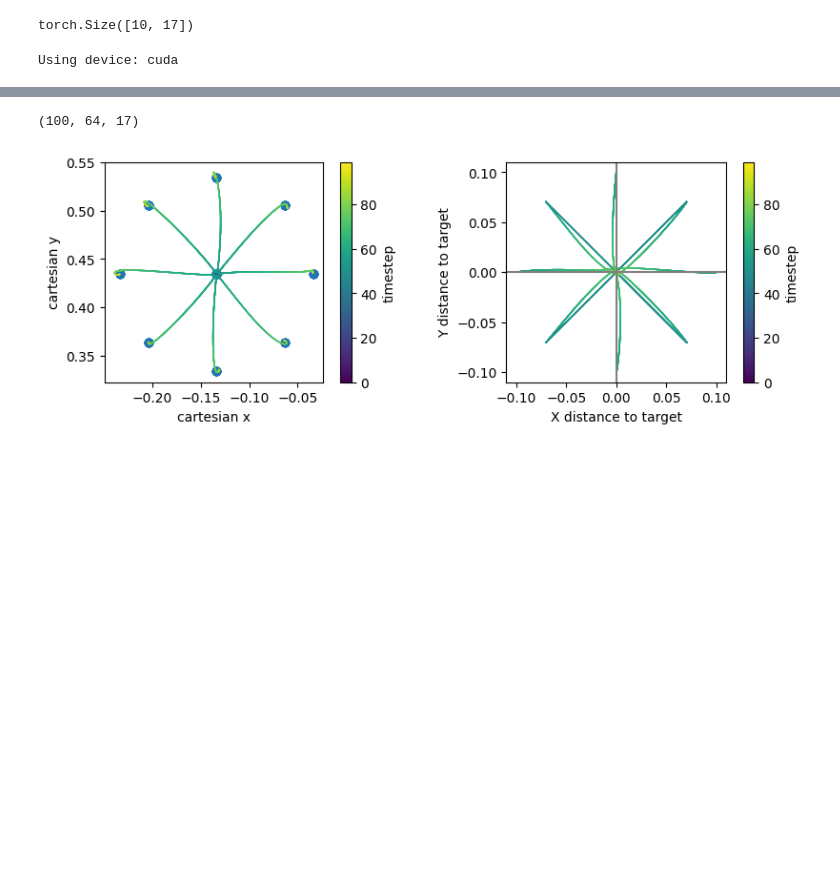
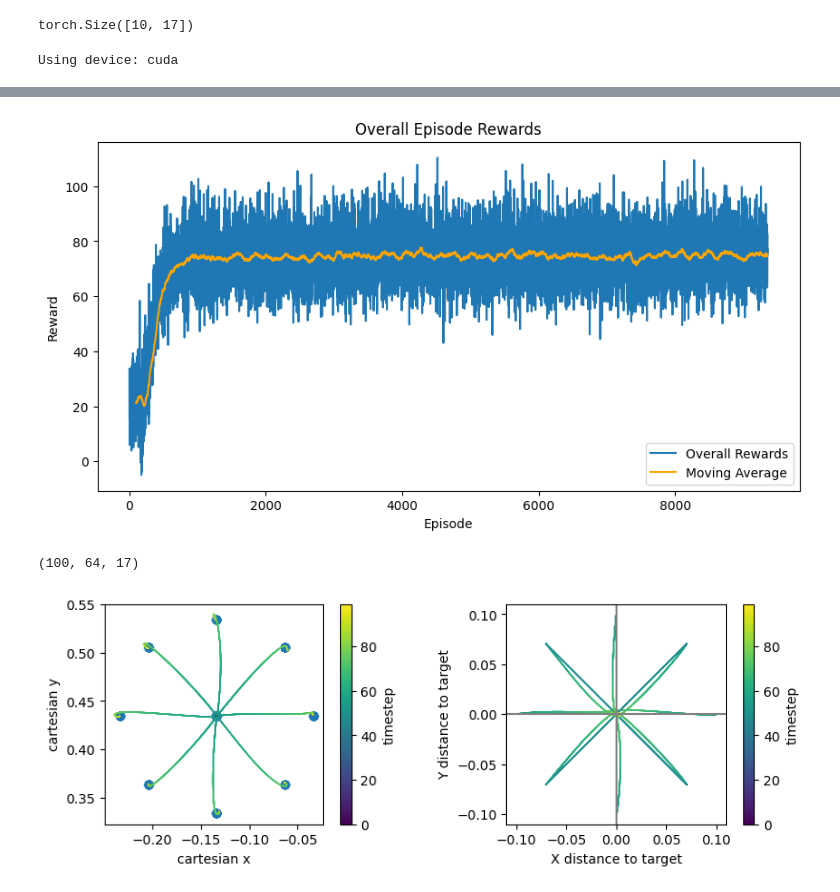
Before and after one commit to clmnlab/MotorNet, a Jupyter notebook: test.ipynb, the cells around one changed output, grey strips where cells are left out. Drawn from its saved outputs; the diff is of its cells as text; code cells hidden in the pictures; blank space fills up the shorter version.

```diff
--- a/test.ipynb
+++ b/test.ipynb
@@ -118,3 +149,28 @@ plot_simulations2(xy, tg)
+# %%
+with open('./results/gruppo_agent5/episode_rewards_0-1000.json', 'r') as f:
+    rewards = json.load(f)
+rew = rewards['episode_rewards']
+with open('./results/gruppo_agent5/episode_rewards_1001-6550.json', 'r') as f:
+    rewards = json.load(f)
+rew2  = rewards['episode_rewards']
+with open('./results/gruppo_agent5/episode_rewards_new.json', 'r') as f:
+    rewards = json.load(f)
+rew3 = rewards['episode_rewards']
+len(rew), len(rew2)
+rew_overall = rew+rew2+rew3
+# plot the moving average of the rewards
+plt.figure(figsize=(10, 5))
+plt.title('Overall Episode Rewards')
+plt.xlabel('Episode')
+plt.ylabel('Reward')
+plt.plot(rew_overall, label='Overall Rewards')
+window_size = 100
+moving_avg = np.convolve(rew_overall, np.ones(window_size)/window_size, mode='valid')
+plt.plot(np.arange(window_size-1, len(rew_overall)), moving_avg, color='orange', label='Moving Average')
+plt.legend()
+plt.show()
+# %% [output]
+[figure, added]
 # %%
 from pathlib import Path
 from buffer import RolloutBuffer
```
Also changed, not shown: parts of 6 cells of this notebook, 8 other files.
